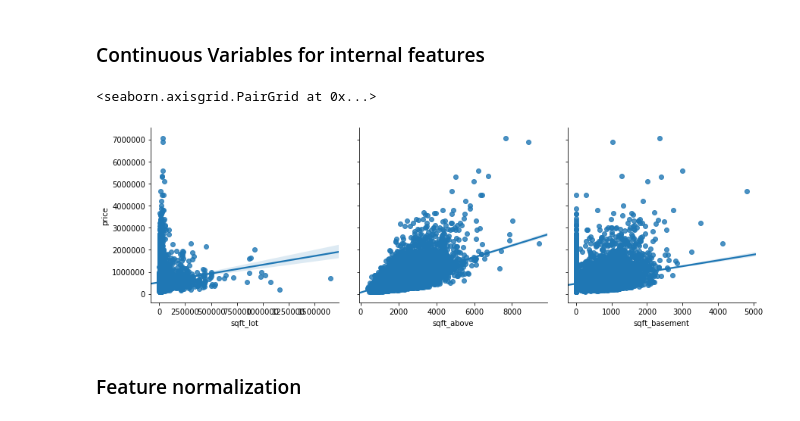
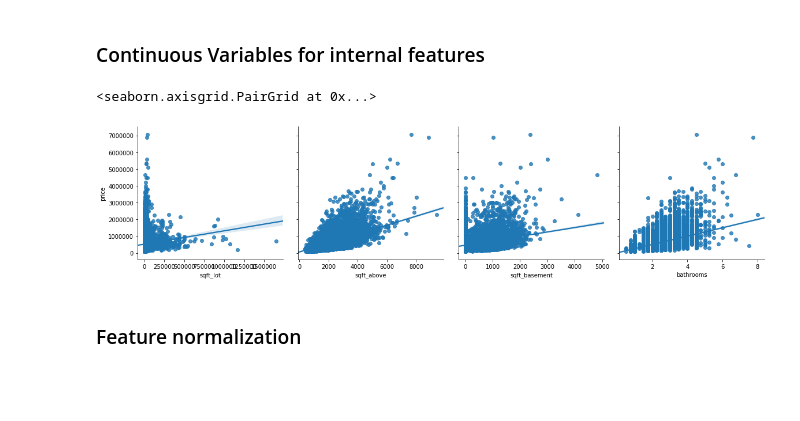
Before and after one commit to shuyu-wu/Module_1_KC_housing_analysis, a Jupyter notebook: Mod_1_King_County_Analysis.ipynb, the cells around one changed output. Saved outputs shown, nothing was run; the diff lists cells and outputs as text; code cells hidden in the pictures; blank space fills up the shorter version.

```diff
--- a/Mod_1_King_County_Analysis.ipynb
+++ b/Mod_1_King_County_Analysis.ipynb
@@ -459,15 +459,15 @@ housing_df = housing_df.drop('sqft_living', axis=1)
 # %% [markdown]
 ### Continuous Variables for internal features
 # %%
-internal_factors = ['sqft_lot','sqft_above','sqft_basement']
+internal_factors = ['sqft_lot','sqft_above','sqft_basement','bathrooms']
 sns.pairplot(data=housing_df,
                   y_vars=['price'],
                   x_vars=internal_factors,
                   kind = 'reg',
                   height=4)
 # %% [output]
 <seaborn.axisgrid.PairGrid at 0x...>
-[figure, old version]
+[figure, new version]
 # %% [markdown]
 ### Feature normalization
 # %%
```
Also changed, not shown: parts of 21 cells of this notebook.
